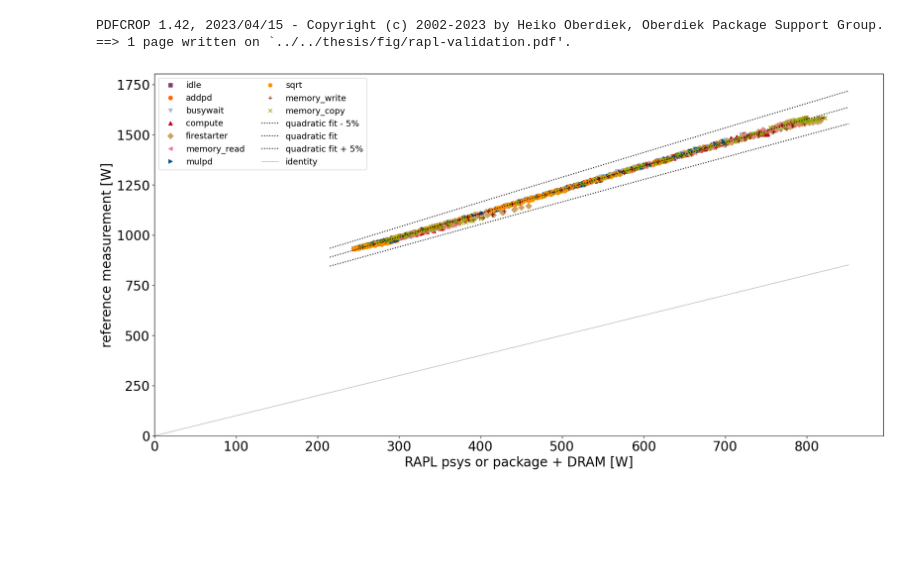
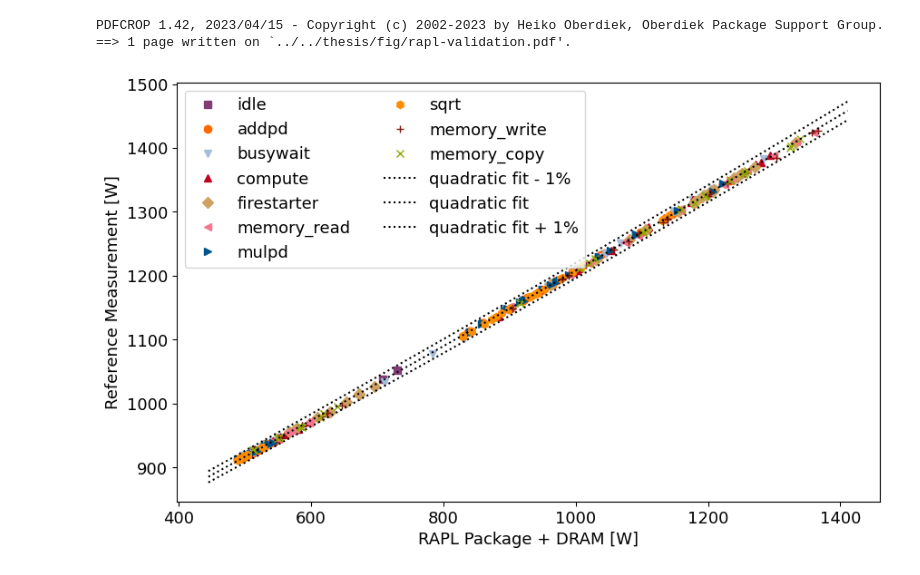
Before and after one commit to marenz2569/2025-sapphire-rapids-ee, a Jupyter notebook: measurements/rapl-accuracy/Plot.ipynb, the cells around one changed output. Cells and saved outputs as stored; diff of their text form; code cells hidden in the pictures; blank space fills up the shorter version.

Commit message:
add updated rapl-accuracy plot

```diff
--- a/measurements/rapl-accuracy/Plot.ipynb
+++ b/measurements/rapl-accuracy/Plot.ipynb
@@ -45,7 +45,7 @@ pylab.rcParams['legend.fontsize'] = 20
 def printmd(string):
     display(Markdown(string))
 # %%
-filename = './results/results-60s.csv'
+filename = './results/2025-07-23.csv'
 
 experiments = pd.read_csv(filename, sep=',')
 experiments
@@ -66,7 +66,7 @@ experiments
 # %%
 power_patterns = {
-    'metricq': 'reference measurement [W]',
-    'sysfs-powercap-rapl': 'RAPL psys or package + DRAM [W]',
+    'metricq': 'Reference Measurement [W]',
+    'sysfs-powercap-rapl': 'RAPL Package + DRAM [W]',
     'perf-freq': 'Average CPU frequency [GHz]',
     'threads': 'Number of threads'
 }
@@ -139,46 +129,46 @@ printmd('\n'.join([' * {}'.format(x) for x in experiments.threads.unique()]))
 # %%
 degree = 2
 
 model = make_pipeline(PolynomialFeatures(degree), Ridge())
 xses = experiments.power_x.to_numpy().reshape(-1, 1)
 yses = experiments.power_y.to_numpy().reshape(-1, 1)
 fit = model.fit(xses, yses)
 names = {
     1: 'linear',
     2: 'quadratic',
     3: 'cubic'
 }
 model_name = names[degree]
 params = mpl.rc_params()
 params['font.size'] = 13
 params['legend.fontsize'] = params['font.size']
 params['figure.figsize'] = (10,6)
 
-# with mpl.rc_context(params):
-for kernel, k_group in experiments.groupby('kernel'):
-    plt.plot(k_group.power_x, k_group.power_y, color=kernel.color, marker=kernel.marker, ls='', label=kernel.name)
-x_min, x_max = plt.gca().get_xlim()
-x_plot = np.linspace(x_min, x_max, 1000)
-fit_y_vals = model.predict(x_plot.reshape(-1,1))
-offset_in_percent = 5
-fit_y_vals_minus_percent = list(map(lambda x: (1 - offset_in_percent / 100) * x, model.predict(x_plot.reshape(-1,1))))
-fit_y_vals_plus_percent = list(map(lambda x: (1 + offset_in_percent / 100) * x, model.predict(x_plot.reshape(-1,1))))
-plt.plot(x_plot, fit_y_vals_minus_percent, ls=':', color='black', label='{} fit - {}%'.format(model_name, offset_in_percent))
-plt.plot(x_plot, fit_y_vals, ls=':', color='black', label='{} fit'.format(model_name))
-plt.plot(x_plot, fit_y_vals_plus_percent, ls=':', color='black', label='{} fit + {}%'.format(model_name, offset_in_percent))
-plt.xlabel(label_x)
-plt.ylabel(label_y)
-plot.ideal(x_max, ls='-', color='gray', label='identity')
+with mpl.rc_context(params):
+    for kernel, k_group in experiments.groupby('kernel'):
+        plt.plot(k_group.power_x, k_group.power_y, color=kernel.color, marker=kernel.marker, ls='', label=kernel.name)
+    x_min, x_max = plt.gca().get_xlim()
+    x_plot = np.linspace(x_min, x_max, 1000)
+    fit_y_vals = model.predict(x_plot.reshape(-1,1))
+    offset_in_percent = 1
+    fit_y_vals_minus_percent = list(map(lambda x: (1 - offset_in_percent / 100) * x, model.predict(x_plot.reshape(-1,1))))
+    fit_y_vals_plus_percent = list(map(lambda x: (1 + offset_in_percent / 100) * x, model.predict(x_plot.reshape(-1,1))))
+    plt.plot(x_plot, fit_y_vals_minus_percent, ls=':', color='black', label='{} fit - {}%'.format(model_name, offset_in_percent))
+    plt.plot(x_plot, fit_y_vals, ls=':', color='black', label='{} fit'.format(model_name))
+    plt.plot(x_plot, fit_y_vals_plus_percent, ls=':', color='black', label='{} fit + {}%'.format(model_name, offset_in_percent))
+    plt.xlabel(label_x)
+    plt.ylabel(label_y)
+    # plot.ideal(x_max, ls='-', color='gray', label='identity')
 
-plt.gca().set_xlim(xmin=0)
-plt.gca().set_ylim(ymin=0)
-plt.legend(loc='best', numpoints=1, fontsize=params['font.size'], ncol=2)
-plot.make_pdf('../../thesis/fig/rapl-validation')
+    # plt.gca().set_xlim(xmin=200)
+    # plt.gca().set_ylim(ymin=750)
+    plt.legend(loc='best', numpoints=1, fontsize=params['font.size'], ncol=2)
+    plot.make_pdf('../../thesis/fig/rapl-validation')
 
-plt.show()
+    plt.show()
 
 # fit(degree=2)
 # %% [output]
 PDFCROP 1.42, 2023/04/15 - Copyright (c) 2002-2023 by Heiko Oberdiek, Oberdiek Package Support Group.
 ==> 1 page written on `../../thesis/fig/rapl-validation.pdf'.
-[figure, old version]
+[figure, new version]
```
Also changed, not shown: parts of 3 cells of this notebook, 5 other files.
